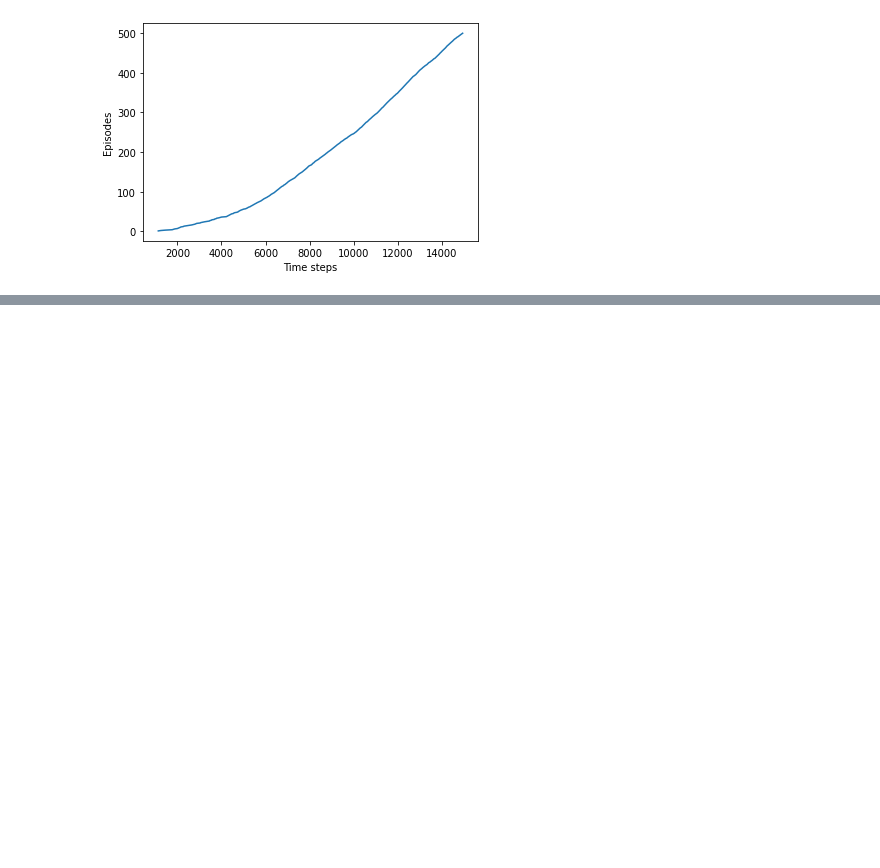
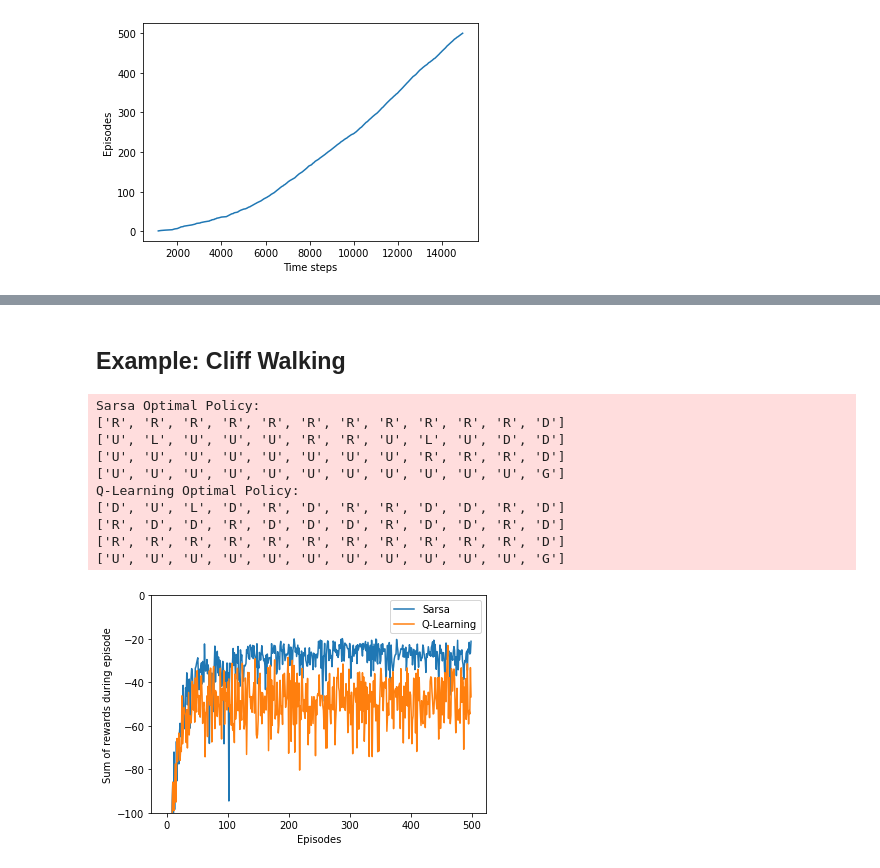
Before and after one commit to wakamori/study-rl, a Jupyter notebook: 07_TD-Learning-Methods-for-Control.ipynb, the cells around one changed output, grey strips where cells are left out. Cells and saved outputs as stored; diff of their text form; code cells hidden in the pictures; blank space fills up the shorter version.

```diff
--- a/07_TD-Learning-Methods-for-Control.ipynb
+++ b/07_TD-Learning-Methods-for-Control.ipynb
@@ -161,0 +193,2 @@ Wind strength for each column:
+# %% [markdown]
+## Example: Cliff Walking
@@ -161,0 +357,53 @@ Wind strength for each column:
+# %%
+# Use multiple runs instead of a single run and a sliding window
+# With a single run I failed to present a smooth curve
+# However the optimal policy converges well with a single run
+# Sarsa converges to the safe path, while Q-Learning converges to the optimal path
+
+# episodes of each run
+episodes = 500
+
+# perform 40 independent runs
+runs = 50
+
+rewards_sarsa = np.zeros(episodes)
+rewards_q_learning = np.zeros(episodes)
+for r in tqdm(range(runs)):
+    q_sarsa = np.zeros((WORLD_HEIGHT, WORLD_WIDTH, 4))
+    q_q_learning = np.copy(q_sarsa)
+    for i in range(0, episodes):
+        # cut off the value by -100 to draw the figure more elegantly
+        # rewards_sarsa[i] += max(sarsa(q_sarsa), -100)
+        # rewards_q_learning[i] += max(q_learning(q_q_learning), -100)
+        rewards_sarsa[i] += sarsa(q_sarsa)
+        rewards_q_learning[i] += q_learning(q_q_learning)
+
+# averaging over independt runs
+rewards_sarsa /= runs
+rewards_q_learning /= runs
+
+# draw reward curves
+plt.plot(rewards_sarsa, label='Sarsa')
+plt.plot(rewards_q_learning, label='Q-Learning')
+plt.xlabel('Episodes')
+plt.ylabel('Sum of rewards during episode')
+plt.ylim([-100, 0])
+plt.legend()
+
+# display optimal policy
+print('Sarsa Optimal Policy:')
+print_optimal_policy(q_sarsa)
+print('Q-Learning Optimal Policy:')
+print_optimal_policy(q_q_learning)
+# %% [output]
+Sarsa Optimal Policy:
+['R', 'R', 'R', 'R', 'R', 'R', 'R', 'R', 'R', 'R', 'R', 'D']
+['U', 'L', 'U', 'U', 'U', 'R', 'R', 'U', 'L', 'U', 'D', 'D']
+['U', 'U', 'U', 'U', 'U', 'U', 'U', 'U', 'R', 'R', 'R', 'D']
+['U', 'U', 'U', 'U', 'U', 'U', 'U', 'U', 'U', 'U', 'U', 'G']
+Q-Learning Optimal Policy:
+['D', 'U', 'L', 'D', 'R', 'D', 'R', 'R', 'D', 'D', 'R', 'D']
+['R', 'D', 'D', 'R', 'D', 'D', 'D', 'R', 'D', 'D', 'R', 'D']
+['R', 'R', 'R', 'R', 'R', 'R', 'R', 'R', 'R', 'R', 'R', 'D']
+['U', 'U', 'U', 'U', 'U', 'U', 'U', 'U', 'U', 'U', 'U', 'G']
+[figure, added]
```
Also changed, not shown: parts of 2 cells of this notebook.
